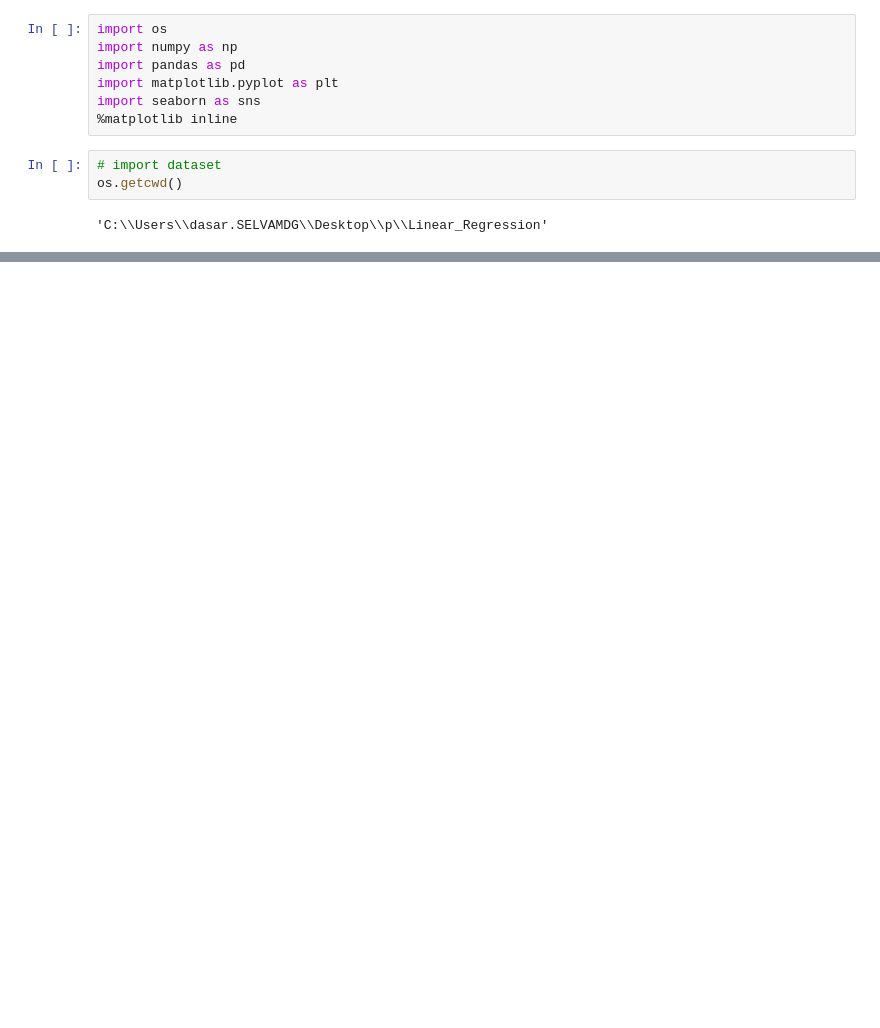
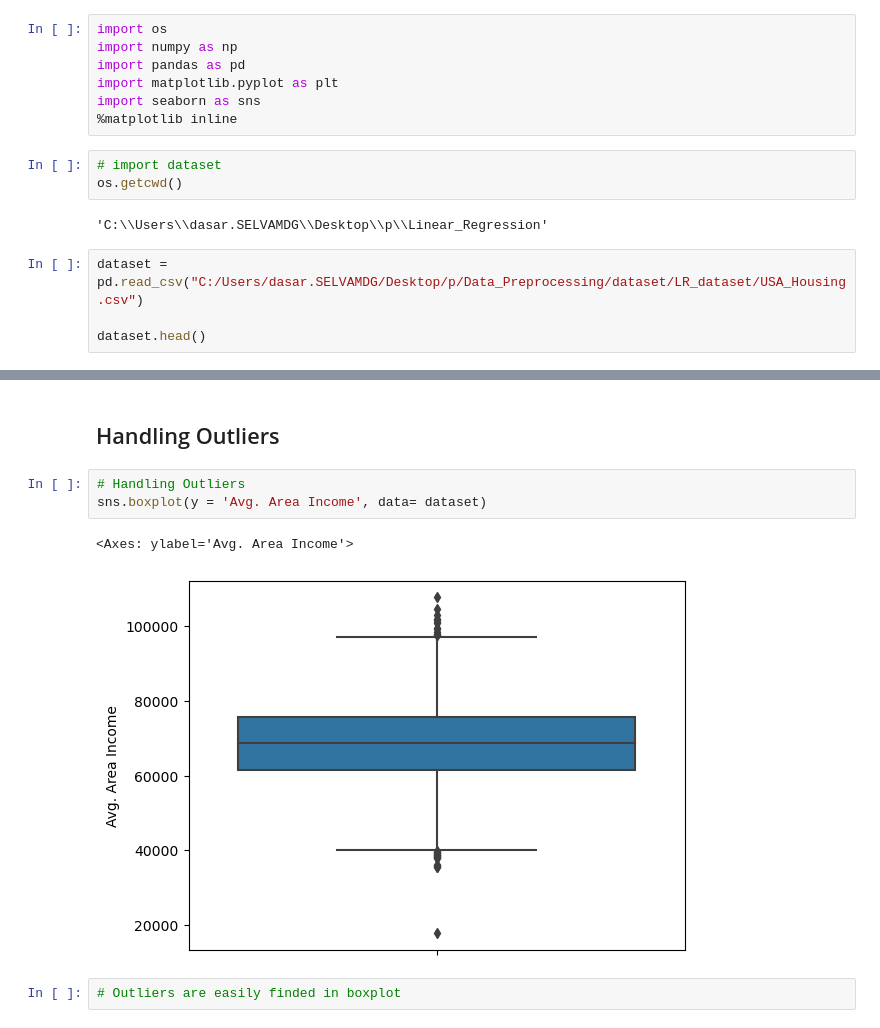
Before and after one commit to Selvam-DG/Machine_Learning_Techniques, a Jupyter notebook: Linear_Regression/Linear_Regression_1(USA_HOUSING).ipynb, the cells around one changed output, grey strips where cells are left out. Cells and saved outputs as stored; diff of their text form; blank space fills up the shorter version.

```diff
--- a/Linear_Regression/Linear_Regression_1(USA_HOUSING).ipynb
+++ b/Linear_Regression/Linear_Regression_1(USA_HOUSING).ipynb
@@ -12,3 +12,7 @@ import seaborn as sns
 os.getcwd()
 # %% [output]
 'C:\\Users\\dasar.SELVAMDG\\Desktop\\p\\Linear_Regression'
+# %%
+dataset = pd.read_csv("C:/Users/dasar.SELVAMDG/Desktop/p/Data_Preprocessing/dataset/LR_dataset/USA_Housing.csv")
+
+dataset.head()
@@ -14,0 +80,10 @@ os.getcwd()
+# %% [markdown]
+## Handling Outliers
+# %%
+# Handling Outliers
+sns.boxplot(y = 'Avg. Area Income', data= dataset)
+# %% [output]
+<Axes: ylabel='Avg. Area Income'>
+[figure, added]
+# %%
+# Outliers are easily finded in boxplot
```
Also changed, not shown: parts of 33 cells of this notebook.
